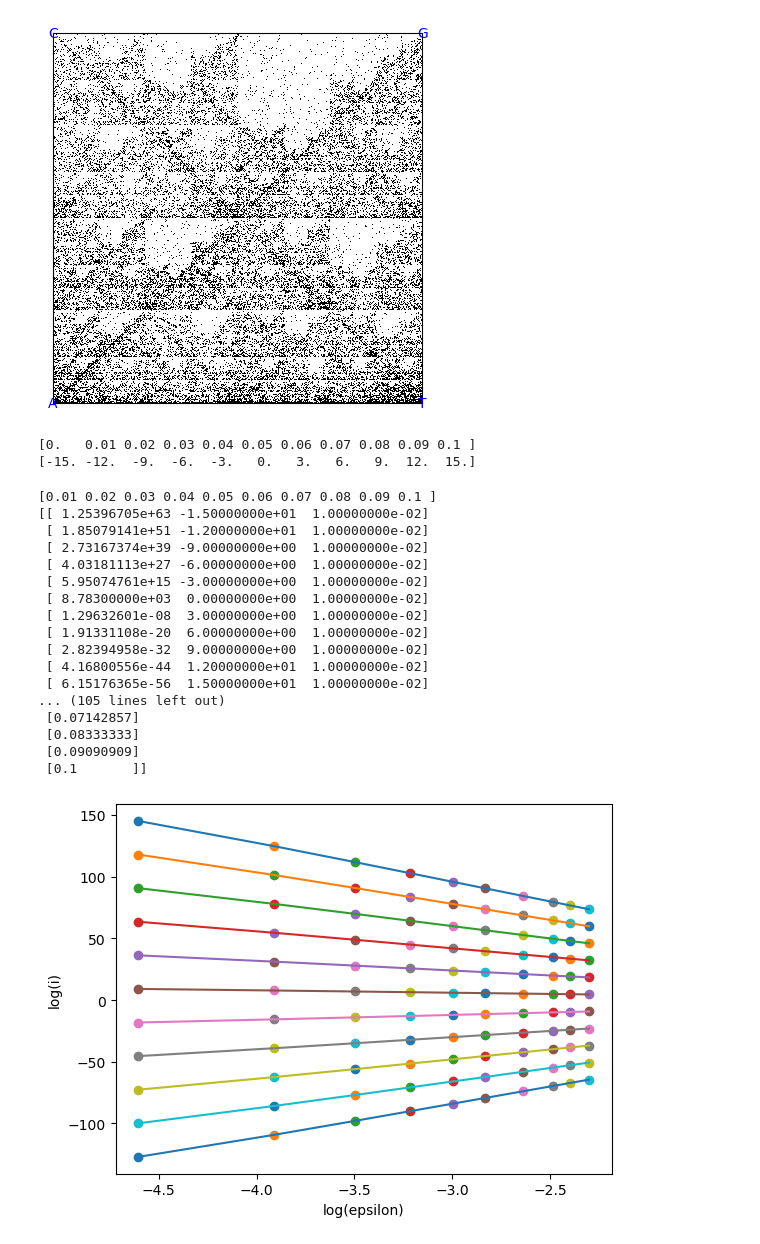
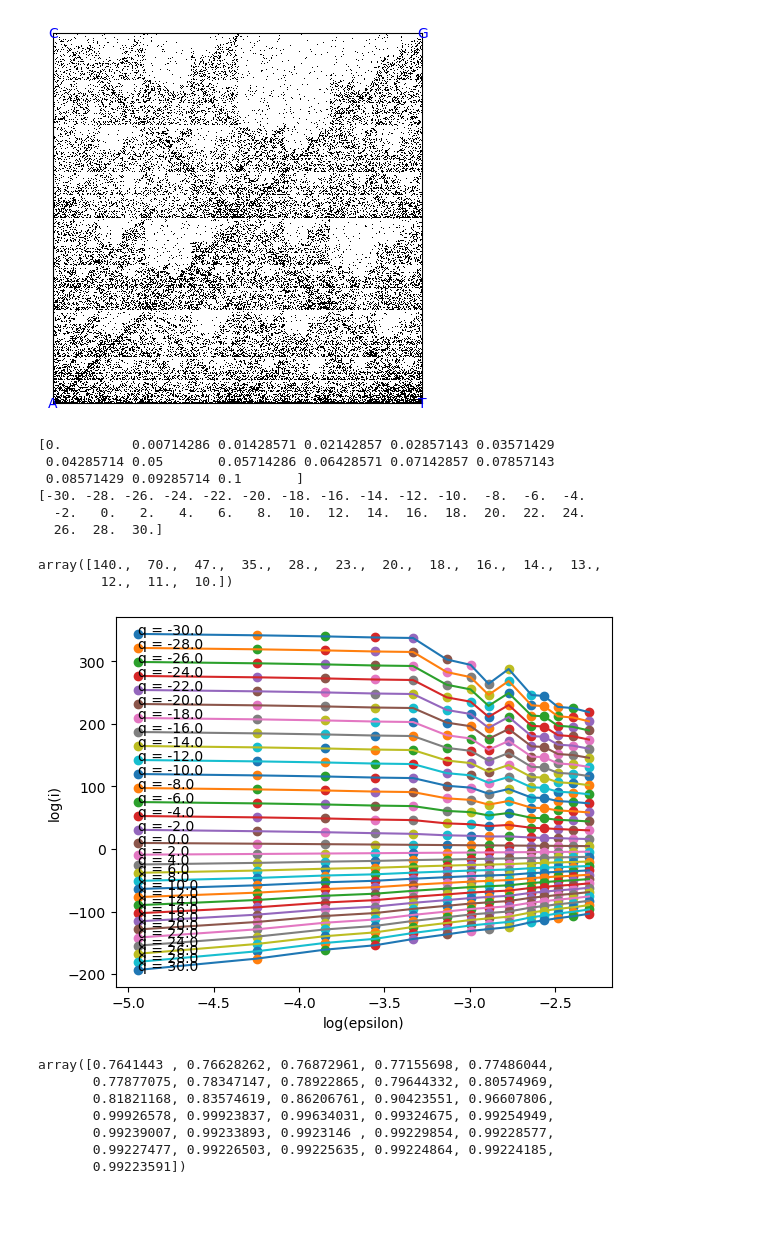
Before and after one commit to DiegoFLM/Analysis-of-microbial-genomes--MFA-GC-content-lifestyle-and-human-microbiome, a Jupyter notebook: notebooks_and_info/MFA_code/cgr_nb.ipynb, the cells around one changed output. Drawn from its saved outputs; the diff is of its cells as text; code cells hidden in the pictures; blank space fills up the shorter version.

Commit message:
GDS working, log(i) vs log(epsilon) fixed

```diff
--- a/notebooks_and_info/MFA_code/cgr_nb.ipynb
+++ b/notebooks_and_info/MFA_code/cgr_nb.ipynb
@@ -268,32 +295,34 @@ MFA.plot_cgr(matrix_h_globin_cum)
 # %%
 mfa_globin = MFA(seq_h_globin)
 # %%
-epsilon_range_globin = np.linspace(0, 0.1, 11)
-q_range_globin = np.linspace(-15, 15, 11)
+epsilon_range_globin = np.linspace(0, 0.1, 15)
+q_range_globin = np.linspace(-30, 30, 31)
 print(epsilon_range_globin)
 print(q_range_globin)
 # %% [output]
-[0.   0.01 0.02 0.03 0.04 0.05 0.06 0.07 0.08 0.09 0.1 ]
-[-15. -12.  -9.  -6.  -3.   0.   3.   6.   9.  12.  15.]
+[0.         0.00714286 0.01428571 0.02142857 0.02857143 0.03571429
+ 0.04285714 0.05       0.05714286 0.06428571 0.07142857 0.07857143
+ 0.08571429 0.09285714 0.1       ]
+[-30. -28. -26. -24. -22. -20. -18. -16. -14. -12. -10.  -8.  -6.  -4.
+  -2.   0.   2.   4.   6.   8.  10.  12.  14.  16.  18.  20.  22.  24.
+  26.  28.  30.]
+# %%
+np.round(1 / epsilon_range_globin[1:])
+# %% [output]
+array([140.,  70.,  47.,  35.,  28.,  23.,  20.,  18.,  16.,  14.,  13.,
+        12.,  11.,  10.])
 # %%
-i_list_globin, epsilon_used_globin = \
-    mfa_globin.plot_tau_q(epsilon_range_globin, q_range_globin)
+tau_vals, r_squared_arr, i_list_globin, epsilon_used_globin = \
+    mfa_globin.calc_tau_q(epsilon_range_globin, q_range_globin, plot_log_i_log_e = True)
 # %% [output]
-[0.01 0.02 0.03 0.04 0.05 0.06 0.07 0.08 0.09 0.1 ]
-[[ 1.25396705e+63 -1.50000000e+01  1.00000000e-02]
- [ 1.85079141e+51 -1.20000000e+01  1.00000000e-02]
- [ 2.73167374e+39 -9.00000000e+00  1.00000000e-02]
- [ 4.03181113e+27 -6.00000000e+00  1.00000000e-02]
- [ 5.95074761e+15 -3.00000000e+00  1.00000000e-02]
- [ 8.78300000e+03  0.00000000e+00  1.00000000e-02]
- [ 1.29632601e-08  3.00000000e+00  1.00000000e-02]
- [ 1.91331108e-20  6.00000000e+00  1.00000000e-02]
- [ 2.82394958e-32  9.00000000e+00  1.00000000e-02]
- [ 4.16800556e-44  1.20000000e+01  1.00000000e-02]
- [ 6.15176365e-56  1.50000000e+01  1.00000000e-02]
-... (105 lines left out)
- [0.07142857]
- [0.08333333]
- [0.09090909]
- [0.1       ]]
-[figure, old version]
+[figure, new version]
+# %%
+r_squared_arr
+# %% [output]
+array([0.7641443 , 0.76628262, 0.76872961, 0.77155698, 0.77486044,
+       0.77877075, 0.78347147, 0.78922865, 0.79644332, 0.80574969,
+       0.81821168, 0.83574619, 0.86206761, 0.90423551, 0.96607806,
+       0.99926578, 0.99923837, 0.99634031, 0.99324675, 0.99254949,
+       0.99239007, 0.99233893, 0.9923146 , 0.99229854, 0.99228577,
+       0.99227477, 0.99226503, 0.99225635, 0.99224864, 0.99224185,
+       0.99223591])
```
Also changed, not shown: parts of 22 cells of this notebook, 1 other file.
